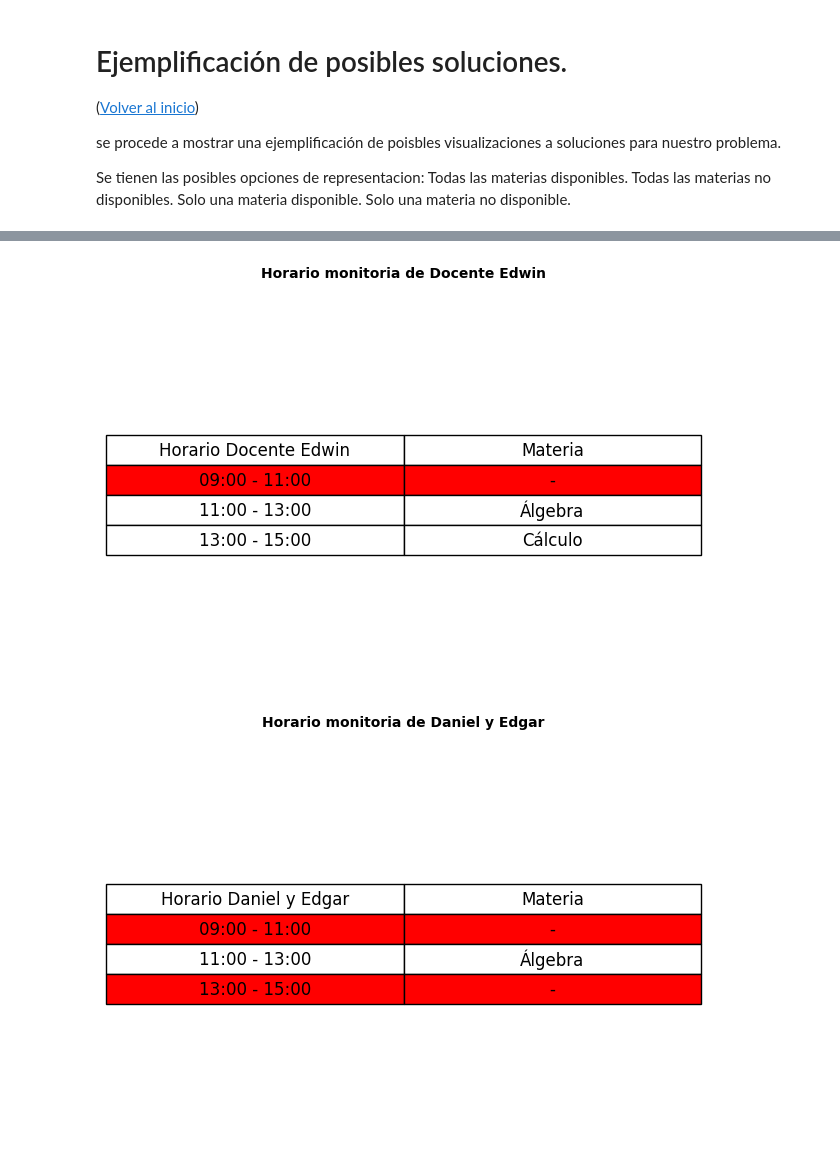
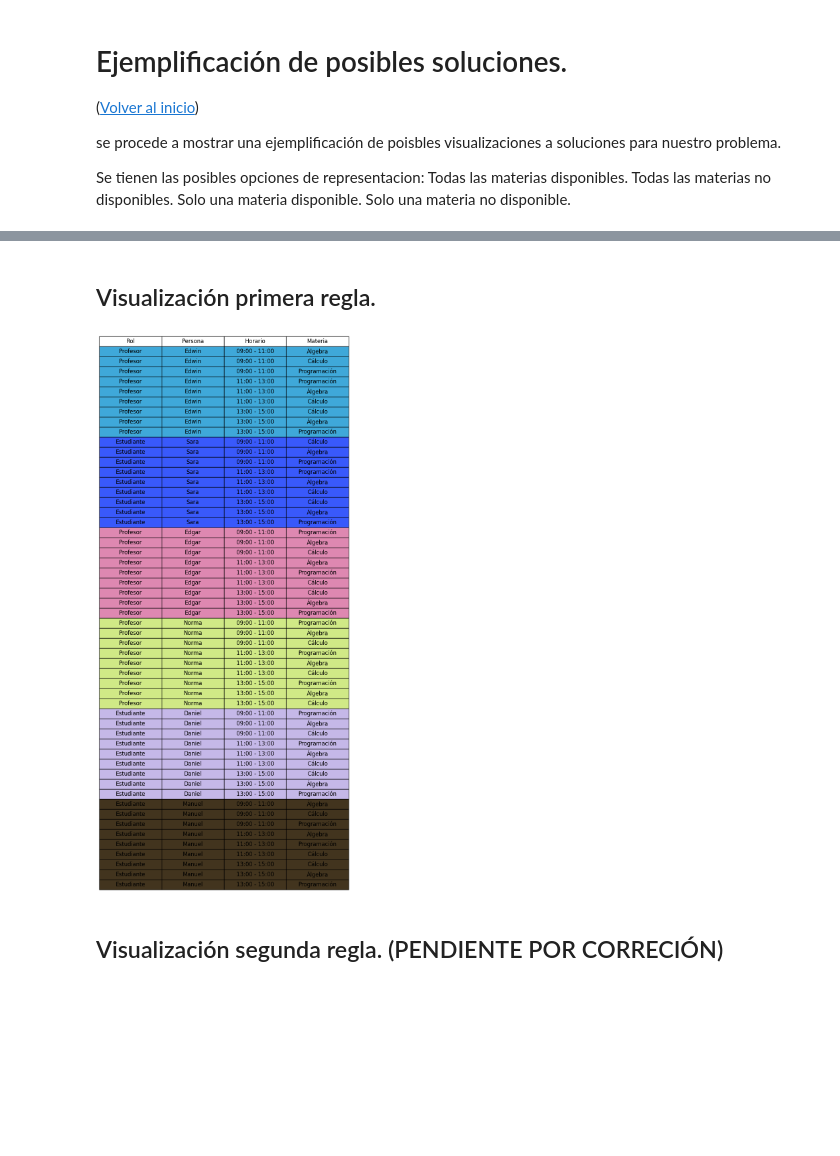
Before and after one commit to ManuelCrzUR/Proyecto_final_LPCC, a Jupyter notebook: entrega3/interfaz_proyecto.ipynb, the cells around one changed output, grey strips where cells are left out. Drawn from its saved outputs; the diff is of its cells as text; code cells hidden in the pictures; blank space fills up the shorter version.

Commit message:
Se adelanta el notebook con las representaciones de las reglas, en donde se encuentra un error en la regla 2 y se procede a iniciar el debuging

```diff
--- a/entrega3/interfaz_proyecto.ipynb
+++ b/entrega3/interfaz_proyecto.ipynb
@@ -83,14 +63,0 @@ b.visualizar_horario('Estudiante', 'Daniel', diccionario_monitorias_2)
-# %%
-# Caso 3: Solo una materia no disponible
-diccionario_monitorias_3 = {'Programación': False, 'Álgebra': True, 'Cálculo': True}
-d = Horarios()
-d.visualizar_horario('Docente', 'Edwin', diccionario_monitorias_3)
-# %% [output]
-[figure, removed]
-# %%
-# Caso 4: Disponibilidad para monitorias de un profesor y un estudiante
-diccionario_monitorias_4 = {'Programación': False, 'Álgebra': True, 'Cálculo': False}
-d = Horarios()
-d.visualizar_horario('Daniel y', 'Edgar', diccionario_monitorias_4)
-# %% [output]
-[figure, removed]
@@ -96,0 +66,16 @@ d.visualizar_horario('Daniel y', 'Edgar', diccionario_monitorias_4)
+# %% [markdown]
+## Visualización primera regla.
+# %%
+# Caso 1: Todas las materias disponibles
+h.reglas[0]
+R1 = tseitin(h.reglas[0])
+s, dic = dpll(R1, {})
+# %%
+if s == 'Satisfacible':
+    h.visualizar_est(dic)
+else:
+    print('no es satisfacible')
+# %% [output]
+[figure, added]
+# %% [markdown]
+## Visualización segunda regla. (PENDIENTE POR CORRECIÓN)
```
Also changed, not shown: parts of 17 cells of this notebook, 3 other files.
